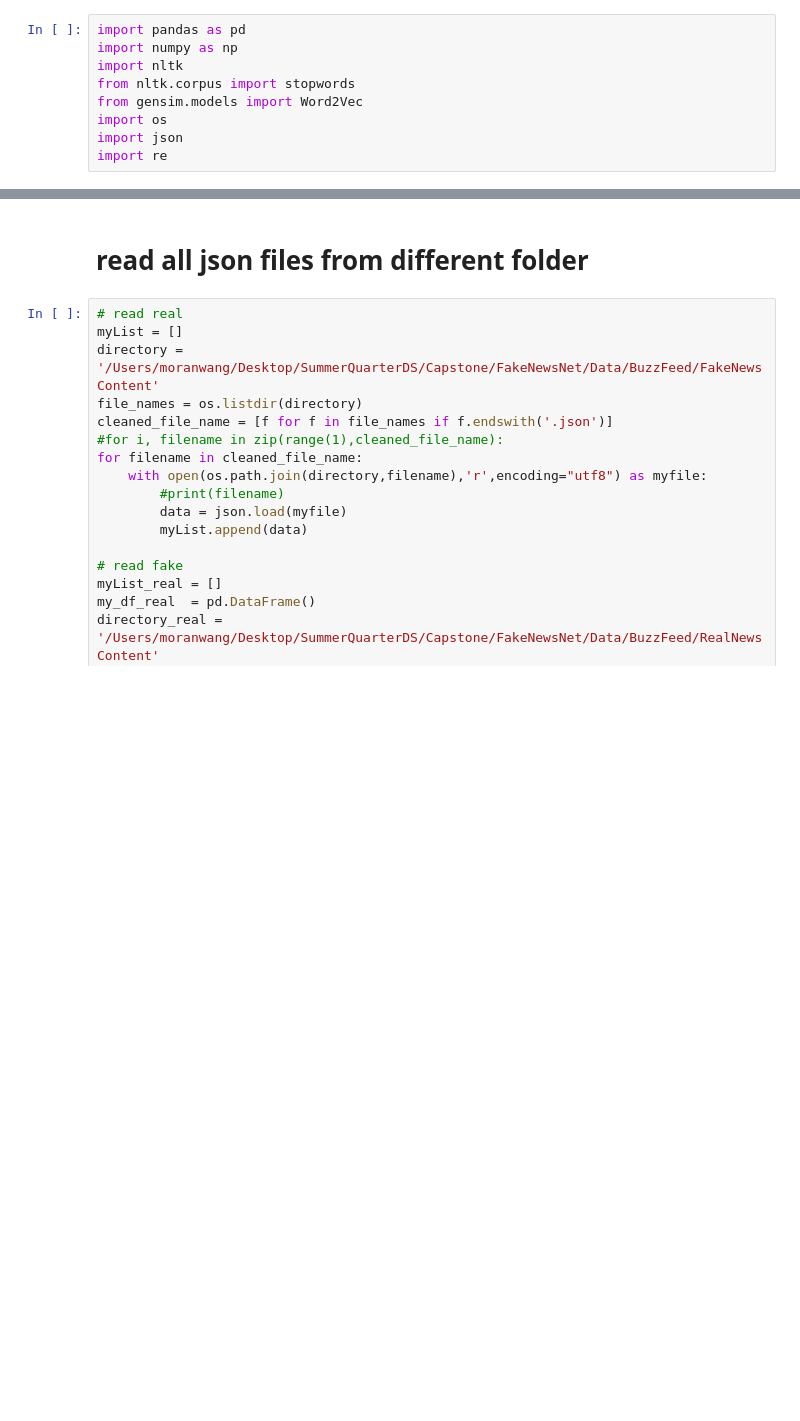
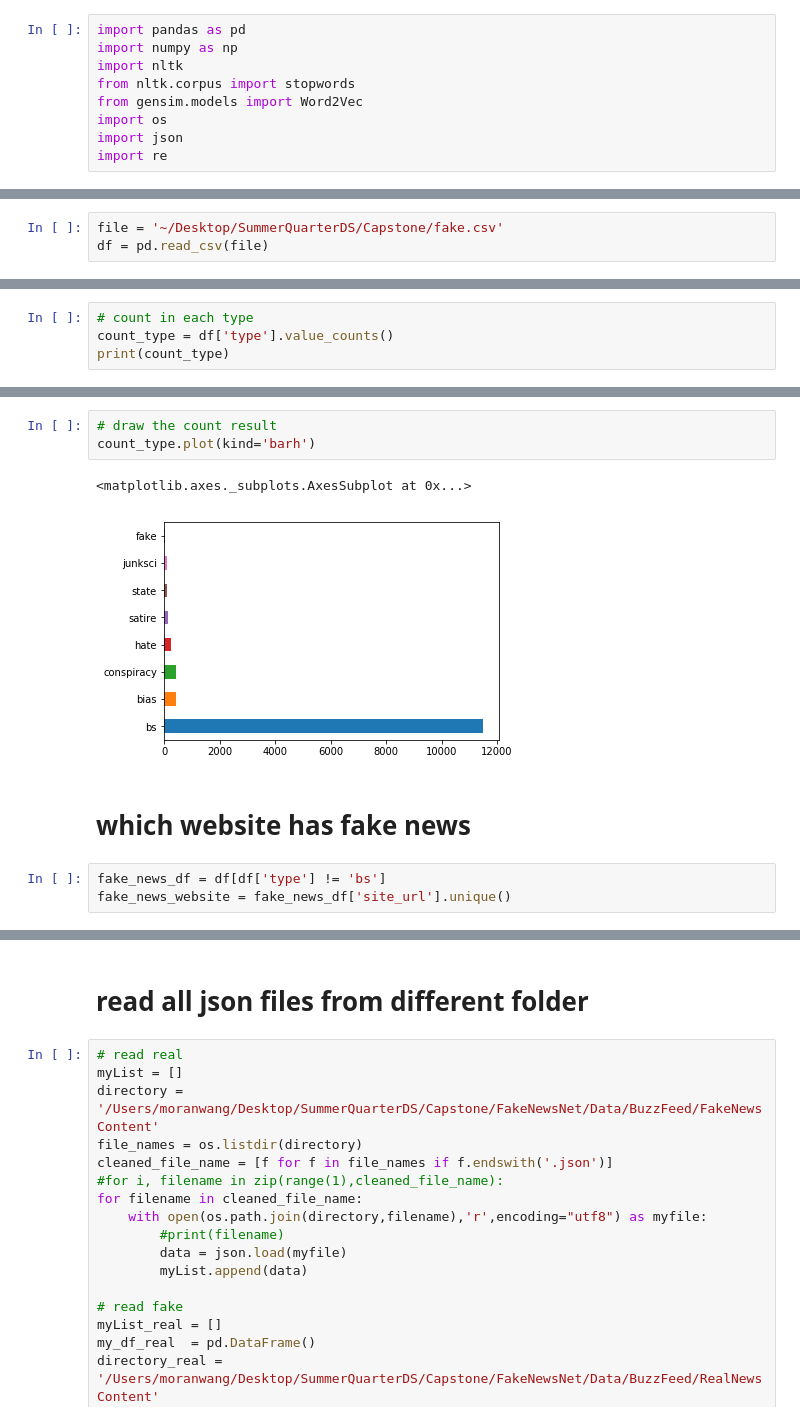
Before and after one commit to Moran111/FakeNews, a Jupyter notebook: FakeOrRealNews (CleanVersion).ipynb, the cells around one changed output, grey strips where cells are left out. Saved outputs shown, nothing was run; the diff lists cells and outputs as text; blank space fills up the shorter version.

```diff
--- a/FakeOrRealNews (CleanVersion).ipynb
+++ b/FakeOrRealNews (CleanVersion).ipynb
@@ -9,0 +17,3 @@ import re
+# %%
+file = '~/Desktop/SummerQuarterDS/Capstone/fake.csv'
+df = pd.read_csv(file)
@@ -9,0 +26,4 @@ import re
+# %%
+# count in each type
+count_type = df['type'].value_counts()
+print(count_type)
@@ -9,0 +40,11 @@ import re
+# %%
+# draw the count result
+count_type.plot(kind='barh')
+# %% [output]
+<matplotlib.axes._subplots.AxesSubplot at 0x...>
+[figure, added]
+# %% [markdown]
+# which website has fake news
+# %%
+fake_news_df = df[df['type'] != 'bs']
+fake_news_website = fake_news_df['site_url'].unique()
```
Also changed, not shown: parts of 48 cells of this notebook.
